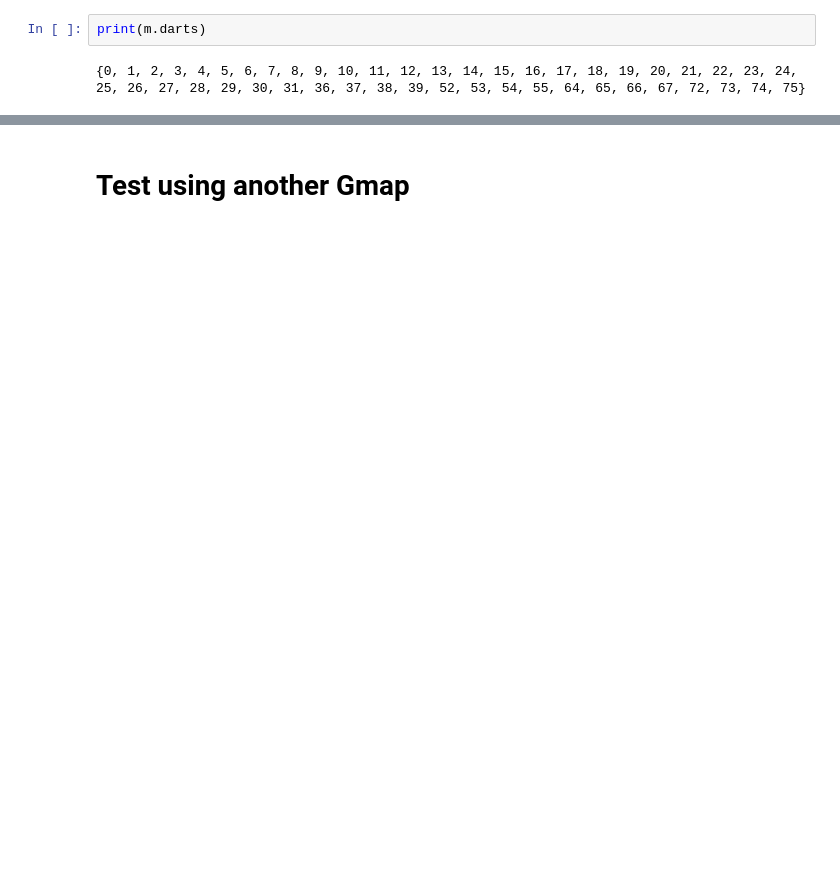
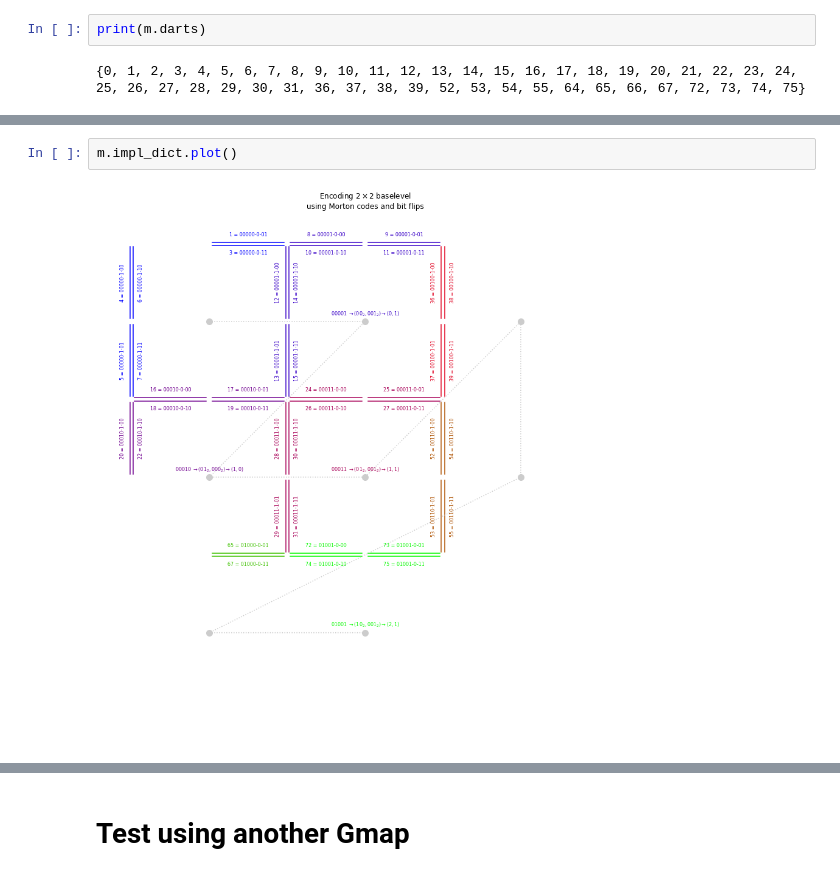
Before and after one commit to napolanocarmine/Thesis_Project, a Jupyter notebook: dict_gmaps_v4.ipynb, the cells around one changed output, grey strips where cells are left out. Cells and saved outputs as stored; diff of their text form; blank space fills up the shorter version.

```diff
--- a/dict_gmaps_v4.ipynb
+++ b/dict_gmaps_v4.ipynb
@@ -981,0 +1061,4 @@ Dart  | Level
+# %%
+m.impl_dict.plot()
+# %% [output]
+[figure, added]
```
Also changed, not shown: parts of 44 cells of this notebook, 5 other files.
